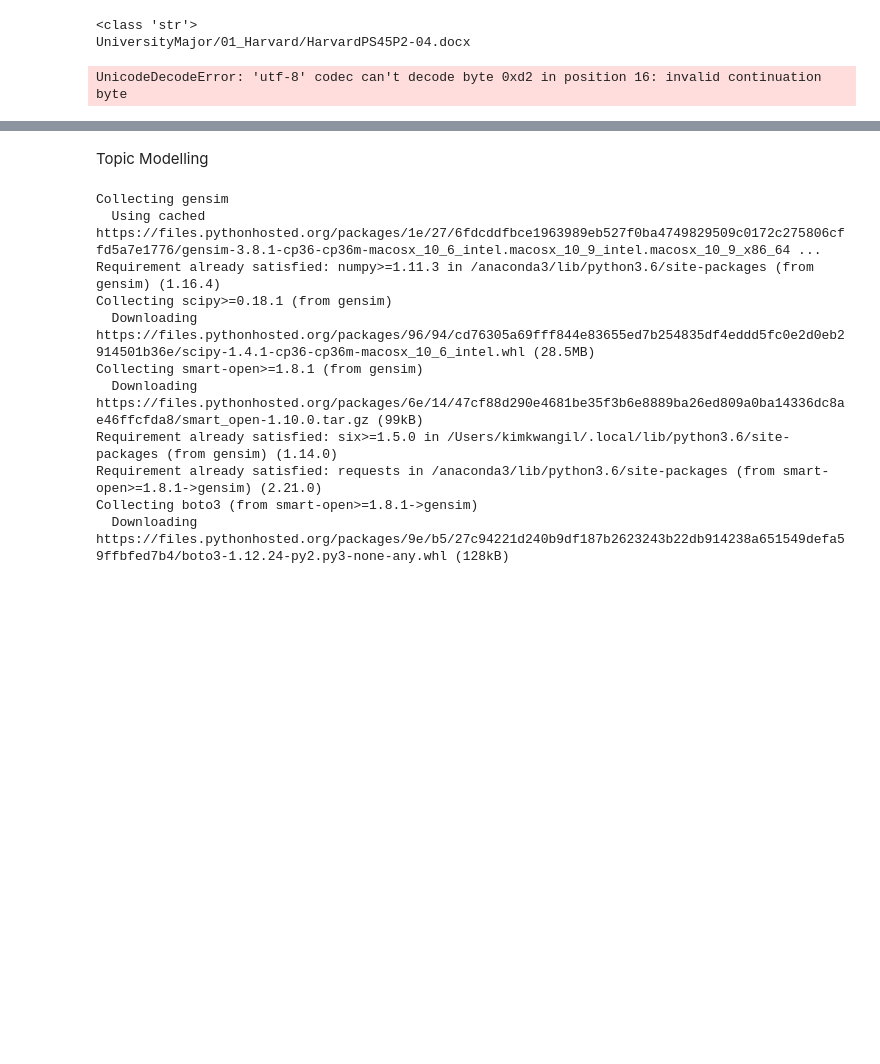
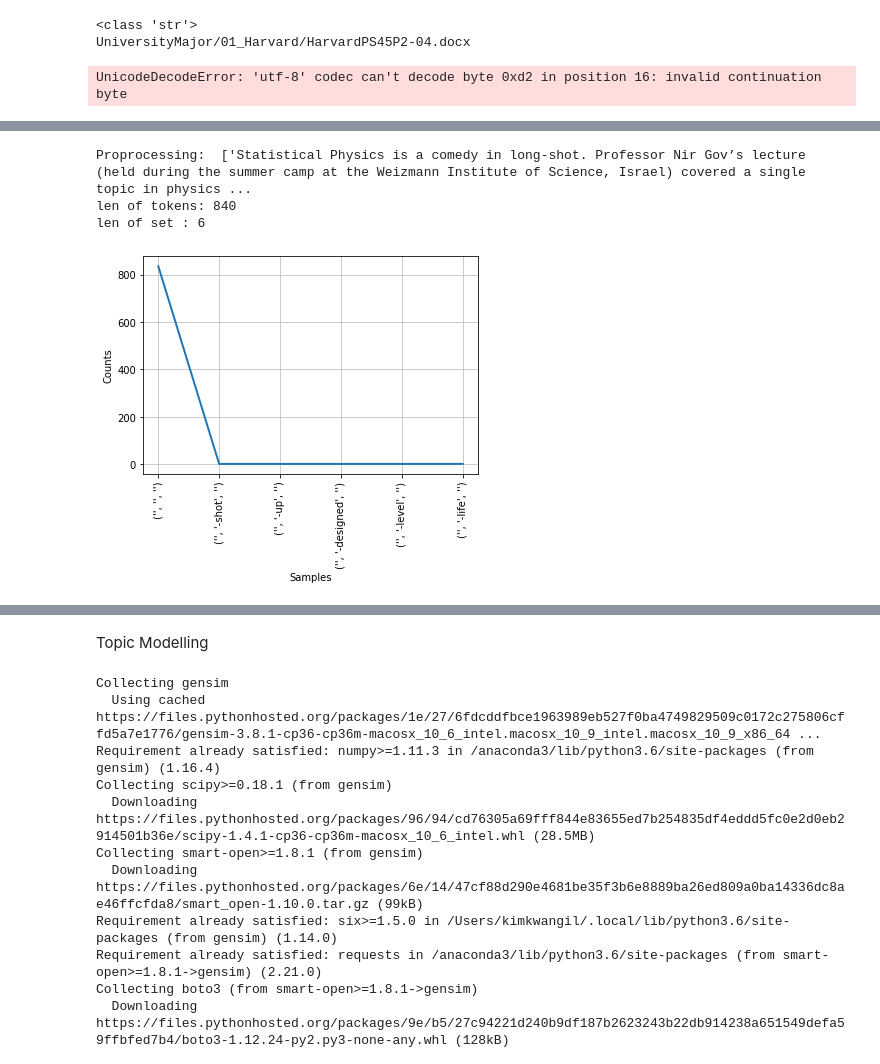
Before and after one commit to kwangilkimkenny/UniversityMajorAnbalysis, a Jupyter notebook: UnivMajorAnalysis.ipynb, the cells around one changed output, grey strips where cells are left out. Saved outputs shown, nothing was run; the diff lists cells and outputs as text; code cells hidden in the pictures; blank space fills up the shorter version.

```diff
--- a/UnivMajorAnalysis.ipynb
+++ b/UnivMajorAnalysis.ipynb
@@ -11,0 +95,7 @@ with open("UniversityMajor/01_Harvard/HarvardEssays.txt", "w", encoding='UTF8')
+# %%
+SW = define_stopwords("stopwords-ko.txt")
+
+cleaned_text = text_cleaning(text3)
+
+tokenized_text = text_tokenizing(cleaned_text)
+print("\n형태소 분석 : ", tokenized_text)
@@ -34,0 +149,73 @@ UnicodeDecodeError: 'utf-8' codec can't decode byte 0xd2 in position 16: invalid
+# %%
+import re
+import string
+
+
+
+
+def text_cleaning(doc):
+    doc = re.sub('[!”#$%&’()*+,,""''-./:;<=>?@[\]^_`{|}~]:', '', doc)
+    doc2 = re.sub(r'\d+', '', doc) # remove numbers
+    doc3 = doc2.translate(str.maketrans("", ""))
+    doc3.splitlines()
+    return doc2
+
+
+
+def text_tokenizing(doc):
+    return [word for word in mecab.morphs(doc) if word not in SW and len(word) > 1]
+
+
+#txt 파일을 불러온다.
+text_input=[]
+
+file=open("HarvardEssays.txt", 'r')
+
+while (1):
+    line=file.readline()
+
+    try:escape=line.index('\n')
+    except:escape=len(line)
+
+    if line:
+        text_input.append(line[0:escape])
+    else:
+        break
+
+file.close()
+
+
+
+cleaned_text = text_cleaning(str(text_input))
+
+print("Proprocessing: ", cleaned_text)
+
+
+from nltk import regexp_tokenize
+pattern = r'''(?x) ([A-Z]\.)+ | \w+(-\w+)* | \$?\d+(\.\d+)?%? | \.\.\. | [][.,;"'?():-_`]'''
+tokens_en = regexp_tokenize(cleaned_text, pattern)
+
+
+import nltk
+en = nltk.Text(tokens_en)
+
+
+print("len of tokens: {}".format(len(en.tokens)))    # returns number of tokens (document length)
+print("len of set : {}".format(len(set(en.tokens))))  # returns number of unique tokens
+en.vocab()                  # returns frequency distribution
+
+
+en.plot(50)     # Plot sorted frequency of top 50 tokens
+
+
+from nltk.corpus import stopwords
+stop_words = set(stopwords.words('english'))
+from nltk.tokenize import word_tokenize
+tokens = word_tokenize(cleaned_text)
+result = [i for i in tokens if not i in stop_words]
+print (result)
+# %% [output]
+Proprocessing:  ['Statistical Physics is a comedy in long-shot. Professor Nir Gov’s lecture (held during the summer camp at the Weizmann Institute of Science, Israel) covered a single topic in physics ...
+len of tokens: 840
+len of set : 6
+[figure, added]
```
Also changed, not shown: parts of 26 cells of this notebook.
